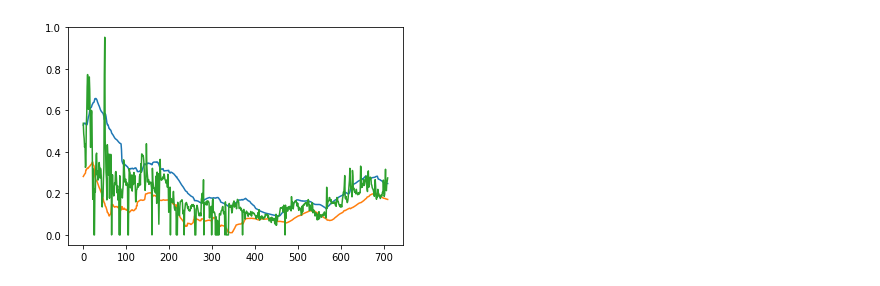
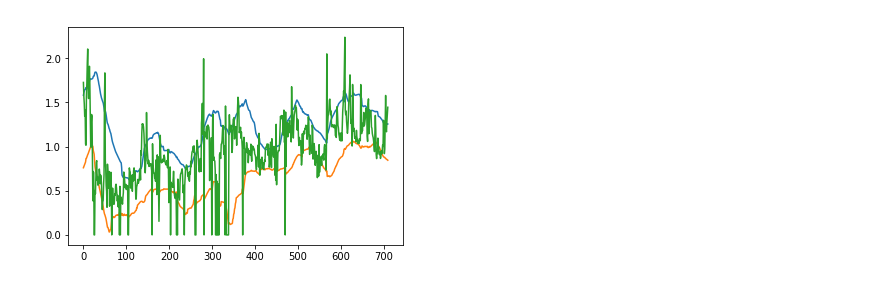
Before and after one commit to tony23545/VSI, a Jupyter notebook: VSI.ipynb, the cells around one changed output. Drawn from its saved outputs; the diff is of its cells as text; code cells hidden in the pictures.

```diff
--- a/VSI.ipynb
+++ b/VSI.ipynb
@@ -5,7 +5,7 @@ import scipy.io
 import pandas as pd
 data = scipy.io.loadmat('option_data.mat')
 price = pd.read_csv('50ETF(20150209-20180704).CSV')
-columns = ['Date','Code','Name','Due','Exercise Price','Opening','Clossing','Average','Settlement','Volumn','Turn Volumn','Open Interest','Change of OI','delta','gamma','vega','theta','rho','left','VSI','b-closing','b-VIS','Contract','Serial']
+columns = ['Date','Code','Name','Due','Exercise Price','Opening','Clossing','Average','Settlement','Volumn','Turn Volumn','Open Interest','Change of OI','delta','gamma','vega','theta','rho','left','VSI','b-closing','b-VSI','Contract','Serial']
 data_call_save_all = pd.DataFrame(data = data['data_call_save_all'],columns = columns)
 data_put_save_all = pd.DataFrame(data = data['data_put_save_all'], columns = columns)
 # %%
@@ -44,39 +65,39 @@ for i in range(len(price['date'])):
         second_VSI = float('nan')
     elif len(temp) == 1:
         temp = temp.reset_index(drop = True)
-        first_VSI = temp['VSI'][0][0][0]
+        first_VSI = temp['VSI'][0][0][0] / temp['b-VSI'][0][0][0]
         second_VSI = float('nan')
     else:
         temp = temp.sort_values(by = 'Diff')
         temp = temp.reset_index(drop = True)
-        first_VSI = temp['VSI'][0][0][0]
-        second_VSI = temp['VSI'][1][0][0]
+        first_VSI = temp['VSI'][0][0][0] / temp['b-VSI'][0][0][0]
+        second_VSI = temp['VSI'][1][0][0] / temp['b-VSI'][1][0][0]
     if first_VSI == 'nan':
         print('fff')
-    price.loc[i,'frist_VSI'] = first_VSI
-    price.loc[i,'second_VIS'] = second_VSI
+    price.loc[i,'first_VSI'] = first_VSI
+    price.loc[i,'second_VSI'] = second_VSI
 # %%
 import numpy as np
 price = price.dropna()
 price.reset_index()
 MA = np.zeros([2, len(price)-39])
 for i in range(39, len(price)):
-    MA[0][i-39] = sum(price['frist_VSI'][i-39:i])/40
-    MA[1][i-39] = sum(price['second_VIS'][i-39:i])/40
+    MA[0][i-39] = sum(price['first_VSI'][i-39:i])/40
+    MA[1][i-39] = sum(price['second_VSI'][i-39:i])/40
 #MA.shape
 #len(price)
 MS = np.zeros([2, len(price)-78])
 for i in range(78, len(price)):
-    MS[0][i-78] = np.sqrt(sum(np.power(price['frist_VSI'].values[i-39:i] - MA[0][i-78:i-39], 2)) /40)
-    MS[1][i-78] = np.sqrt(sum(np.power(price['second_VIS'].values[i-39:i] - MA[1][i-78:i-39], 2)) /40)
+    MS[0][i-78] = np.sqrt(sum(np.power(price['first_VSI'].values[i-39:i] - MA[0][i-78:i-39], 2)) /40)
+    MS[1][i-78] = np.sqrt(sum(np.power(price['second_VSI'].values[i-39:i] - MA[1][i-78:i-39], 2)) /40)
 # %%
 Upp_Bnd = MA[:,39:MA.shape[1]] + MS[:,0:MS.shape[1]]
 Low_Bnd = MA[:,39:MA.shape[1]] - MS[:,0:MS.shape[1]]
 # %%
 import matplotlib.pyplot as plt
 plt.plot(Upp_Bnd[0])
 plt.plot(Low_Bnd[0])
-plt.plot(price['frist_VSI'].values[78:(MA.shape[1]+78)])
+plt.plot(price['first_VSI'].values[78:(MA.shape[1]+78)])
 plt.show()
 # %% [output]
-[figure, old version]
+[figure, new version]
```
Also changed, not shown: parts of 1 cell of this notebook.
